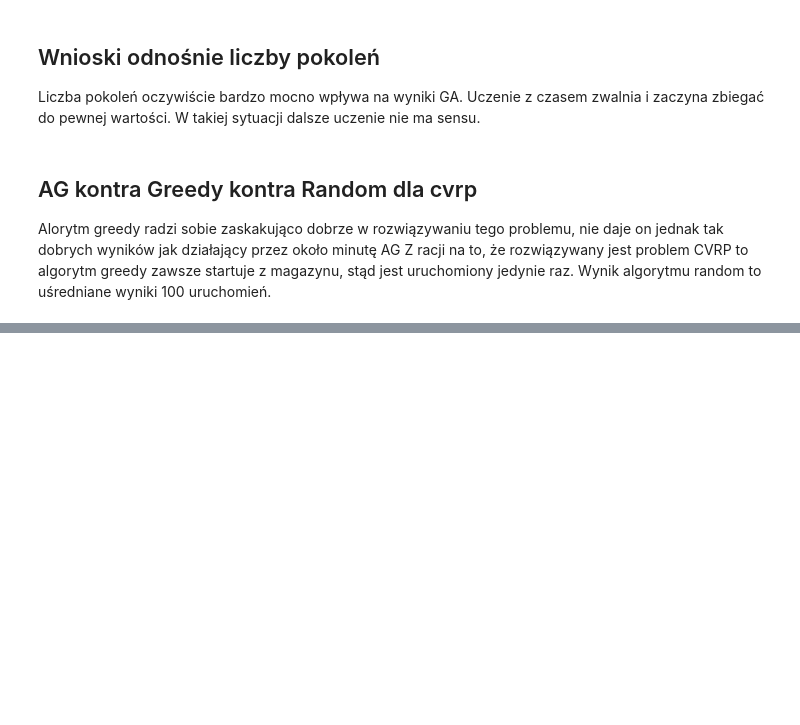
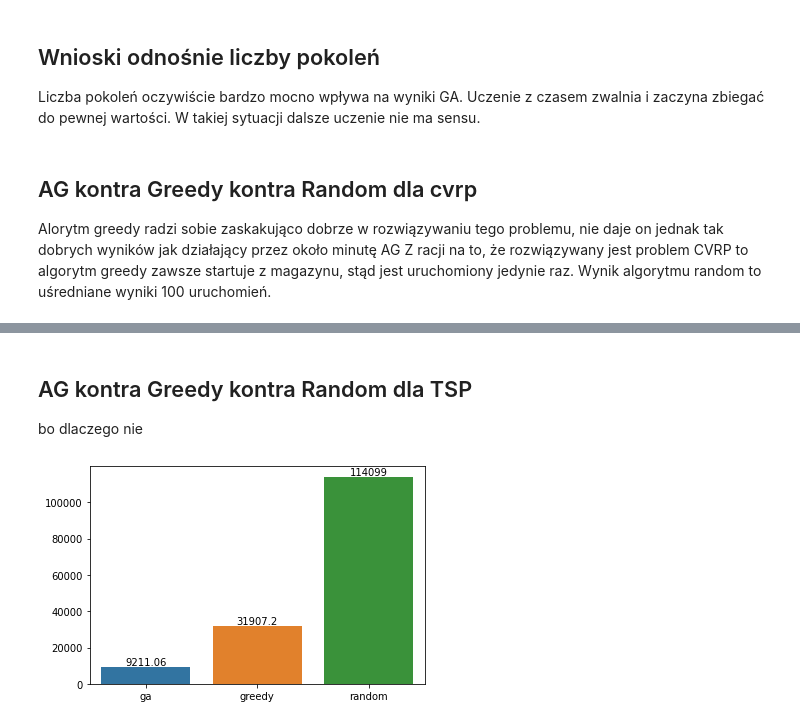
Before and after one commit to janpawlowskiof/university-ml-lab2, a Jupyter notebook: raport.ipynb, the cells around one changed output, grey strips where cells are left out. Saved outputs shown, nothing was run; the diff lists cells and outputs as text; code cells hidden in the pictures; blank space fills up the shorter version.

```diff
--- a/raport.ipynb
+++ b/raport.ipynb
@@ -136,0 +146,7 @@ ax.bar_label(ax.containers[0])
+# %% [markdown]
+## AG kontra Greedy kontra Random dla TSP
+bo dlaczego nie
+# %%
+test_ga_vs_greedy_vs_random(TSPPopulation)
+# %% [output]
+[figure, added]
```
Also changed, not shown: parts of 9 cells of this notebook, 6 other files.
